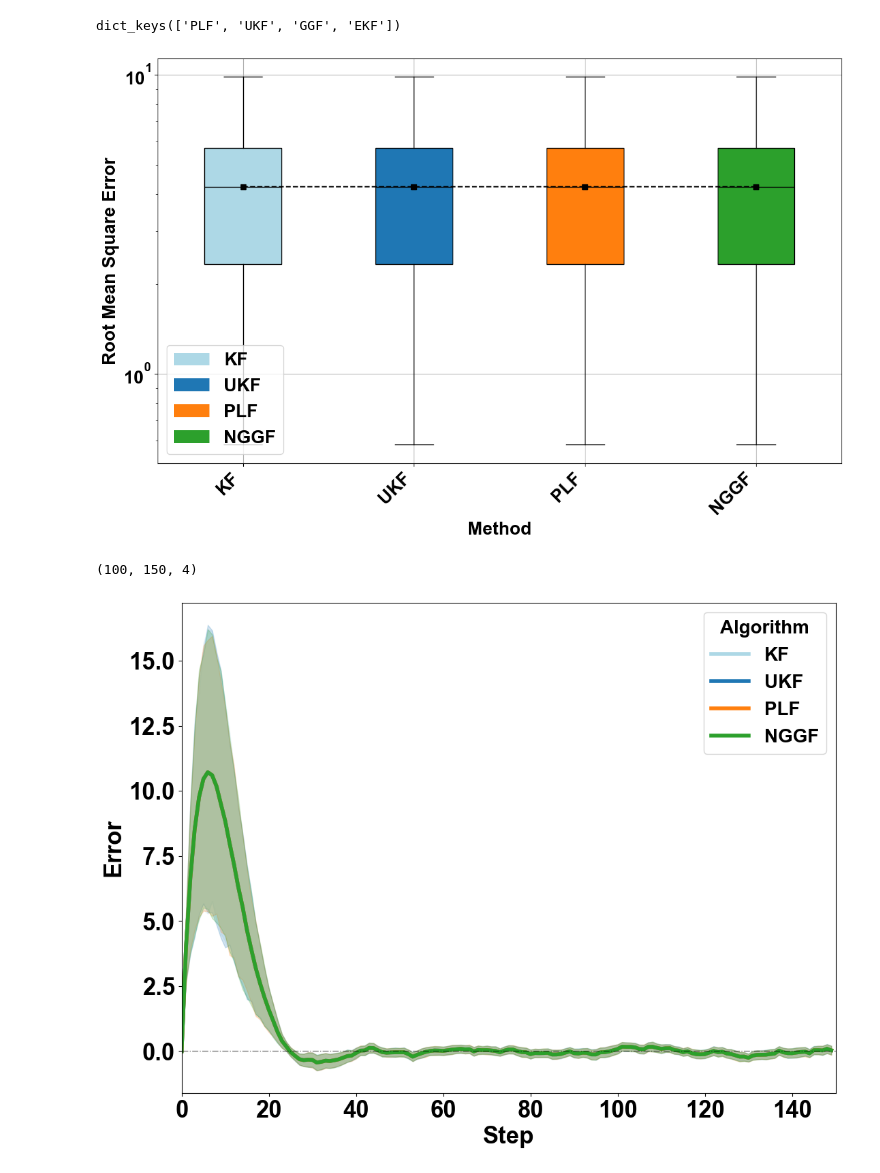
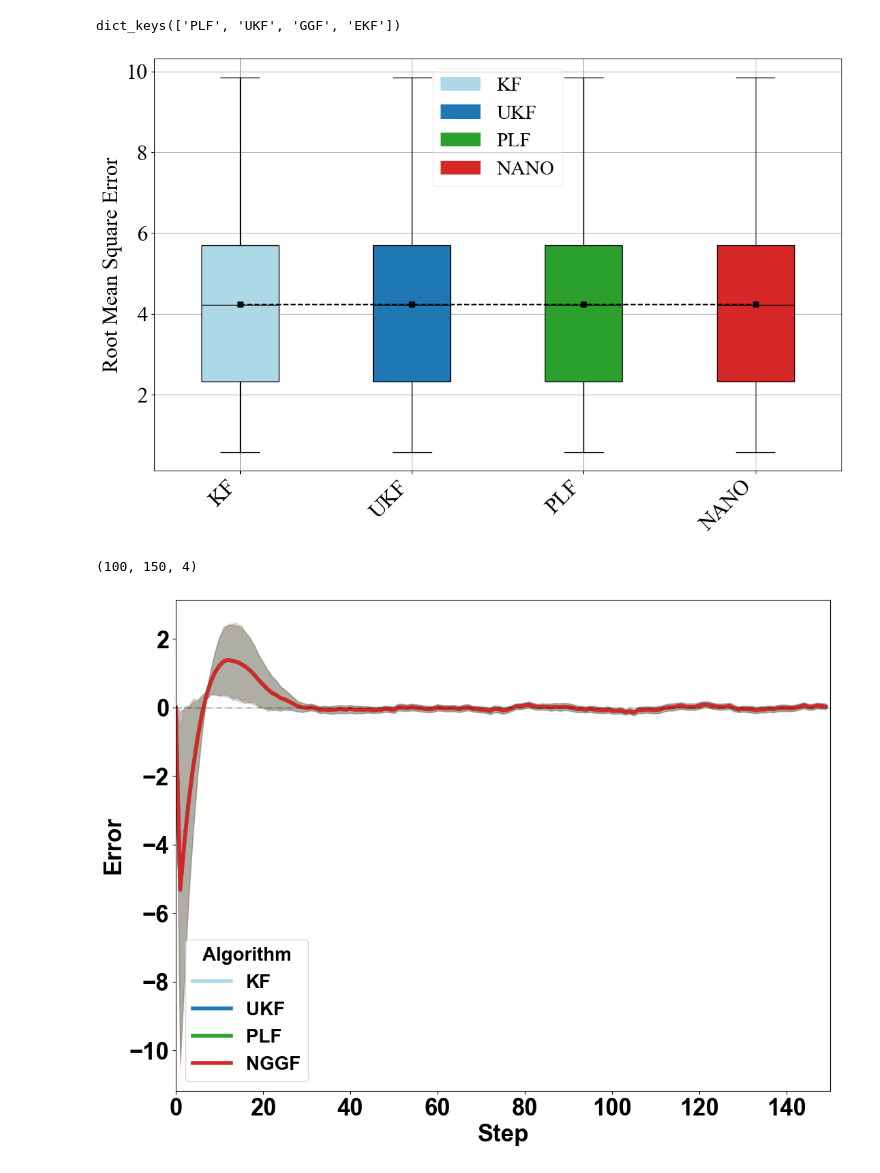
Before and after one commit to TianyiMehdi/NANO-filter, a Jupyter notebook: plot_wiener.ipynb, the cells around one changed output. Saved outputs shown, nothing was run; the diff lists cells and outputs as text; code cells hidden in the pictures.

```diff
--- a/plot_wiener.ipynb
+++ b/plot_wiener.ipynb
@@ -214,0 +257,4 @@ warnings.filterwarnings('ignore')
+# %%
+# Example usage
+data_files = read_npz_files_in_s_folders('/home/zhangtianyi/Gibss-Gaussian-Filtering/results/wiener_beta')
+print(data_files.keys())
@@ -214,0 +263,18 @@ warnings.filterwarnings('ignore')
+# %%
+armse_ekf = np.mean(np.sqrt(np.mean((data_files['EKF']['x_mc'] -
+                                             data_files['EKF']['x_hat_mc'])**2, axis=(1))), axis=1)
+armse_ukf = np.mean(np.sqrt(np.mean((data_files['UKF']['x_mc'] -
+                                             data_files['UKF']['x_hat_mc'])**2, axis=(1))), axis=1)
+armse_iekf = np.mean(np.sqrt(np.mean((data_files['iEKF']['x_mc'] -
+                                             data_files['iEKF']['x_hat_mc'])**2, axis=(1))), axis=1)
+armse_plf = np.mean(np.sqrt(np.mean((data_files['PLF']['x_mc'] -
+                                             data_files['PLF']['x_hat_mc'])**2, axis=(1))), axis=1)
+armse_ggf = np.mean(np.sqrt(np.mean((data_files['GGF']['x_mc'] -
+                                             data_files['GGF']['x_hat_mc'])**2, axis=(1))), axis=1)
+armse_values = [
+    armse_ekf,
+    armse_ukf,
+    armse_iekf,
+    armse_plf,
+    armse_ggf,
+]
@@ -260,35 +402,39 @@ armse_values = [
 ]
 # %%
 from matplotlib.patches import Patch
+plt.rcParams['font.family'] = 'Times New Roman'
+plt.rcParams['mathtext.fontset'] = 'stix'
+plt.rcParams['mathtext.rm'] = 'Times New Roman'
+plt.rcParams['font.size'] = 24
 xlab1 = r'$\beta$'
-variable_names = ['KF', 'UKF','PLF', 'NGGF']
-label = ['KF', 'UKF','PLF', 'NGGF']
+variable_names = ['KF', 'UKF','PLF', 'NANO']
+label = ['KF', 'UKF','PLF', 'NANO']
 plt.figure(figsize=(12, 8))
-plt.yscale('log')
+# plt.yscale('log')
 box = plt.boxplot(armse_values, vert=True, patch_artist=True, showfliers=False)  # 'patch_artist=True' fills the box with color
-colors = ['lightblue']+['C0']+['C1']+['C2']
+colors = ['lightblue']+['C0']+['C2']+['C3']
 for patch, color in zip(box['boxes'], colors):
         patch.set_facecolor(color)
 for median in box['medians']:
     median.set_color('black')
 means = [np.mean(datapoint) for datapoint in armse_values]
 plt.plot(range(1, len(armse_values) + 1), means, marker='s', linestyle='--', color='black', label='Mean')
 plt.xticks(ticks=range(1, len(armse_values) + 1), labels=variable_names, rotation=45, ha='right')
 # plt.xlabel(xlab1)
-plt.xlabel('Method')
+# plt.xlabel('Method')
 plt.ylabel('Root Mean Square Error')
 # plt.ylim(ylims[i])
 plt.grid(True)
 legend_elements = [Patch(facecolor=colors[0], label=label[0]),
                     Patch(facecolor=colors[1], label=label[1]),
                     Patch(facecolor=colors[2], label=label[2]),
                     Patch(facecolor=colors[3], label=label[3]),]
-plt.legend(handles=legend_elements, loc='lower left')
+plt.legend(handles=legend_elements, fontsize=22, framealpha=0.3)
 # plt.show()
 plt.tight_layout()
-plt.savefig('/home/zhangtianyi/Gibss-Gaussian-Filtering/figures/wiener/wiener.png', bbox_inches='tight')
+plt.savefig('/home/zhangtianyi/Gibss-Gaussian-Filtering/figures/wiener/wiener.pdf', bbox_inches='tight')
 # %% [output]
-[figure, old version]
+[figure, new version]
 # %%
 path_to_wiener_results = r'/home/zhangtianyi/Gibss-Gaussian-Filtering/results/wiener'
 air_traffic_json_data = read_json_from_folders(path_to_wiener_results)
@@ -337,7 +483,7 @@ font = 25
 legend_elements = [Patch(facecolor=colors[i], label=label[i]) for i in range(len(label))]
 f1 = plt.figure(figsize=(16, 12), dpi=100)
 ax1 = f1.add_axes(axes_pos)
-g1 = sns.lineplot(x='Step', y="Error", hue="Algorithm", style="Algorithm" , data=pd_error3,
+g1 = sns.lineplot(x='Step', y="Error", hue="Algorithm", style="Algorithm" , data=pd_error0,
                     palette=palette, linewidth=4, dashes=False)
 ax1.set_ylabel('Error', fontsize=font)
 ax1.set_xlabel("Step", fontsize=font)
@@ -351,6 +497,6 @@ handles, labels = ax1.get_legend_handles_labels()
 # ax1.legend(legend_elements)
 plt.yticks(fontsize=font)
 plt.xticks(fontsize=font)
-plt.savefig('/home/zhangtianyi/Gibss-Gaussian-Filtering/figures/wiener/wiener_error_4.png', bbox_inches='tight')
+plt.savefig('/home/zhangtianyi/Gibss-Gaussian-Filtering/figures/wiener/wiener_error_1.pdf', bbox_inches='tight')
 # %% [output]
-[figure, old version]
+[figure, new version]
```
Also changed, not shown: parts of 12 cells of this notebook, 28 other files.
